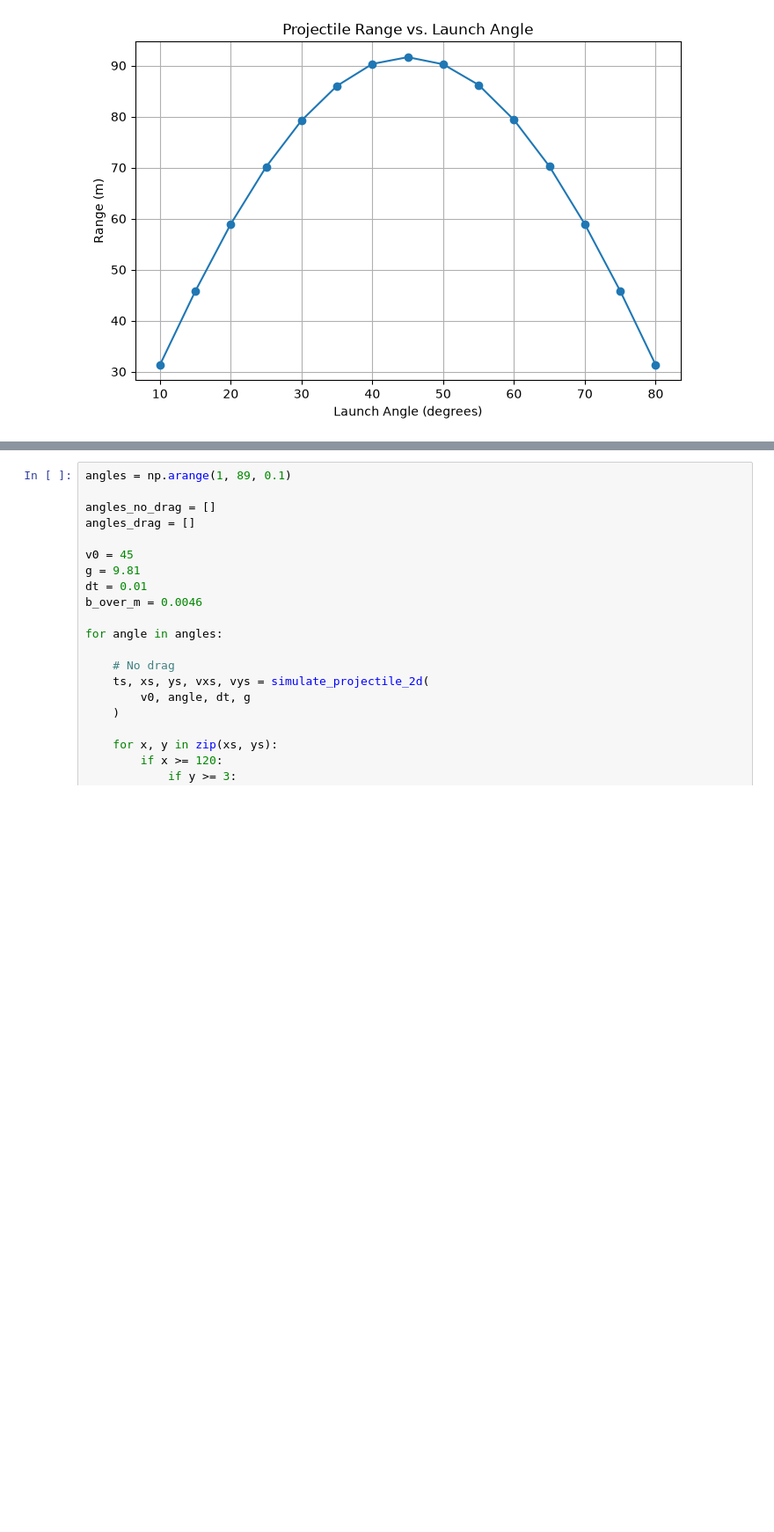
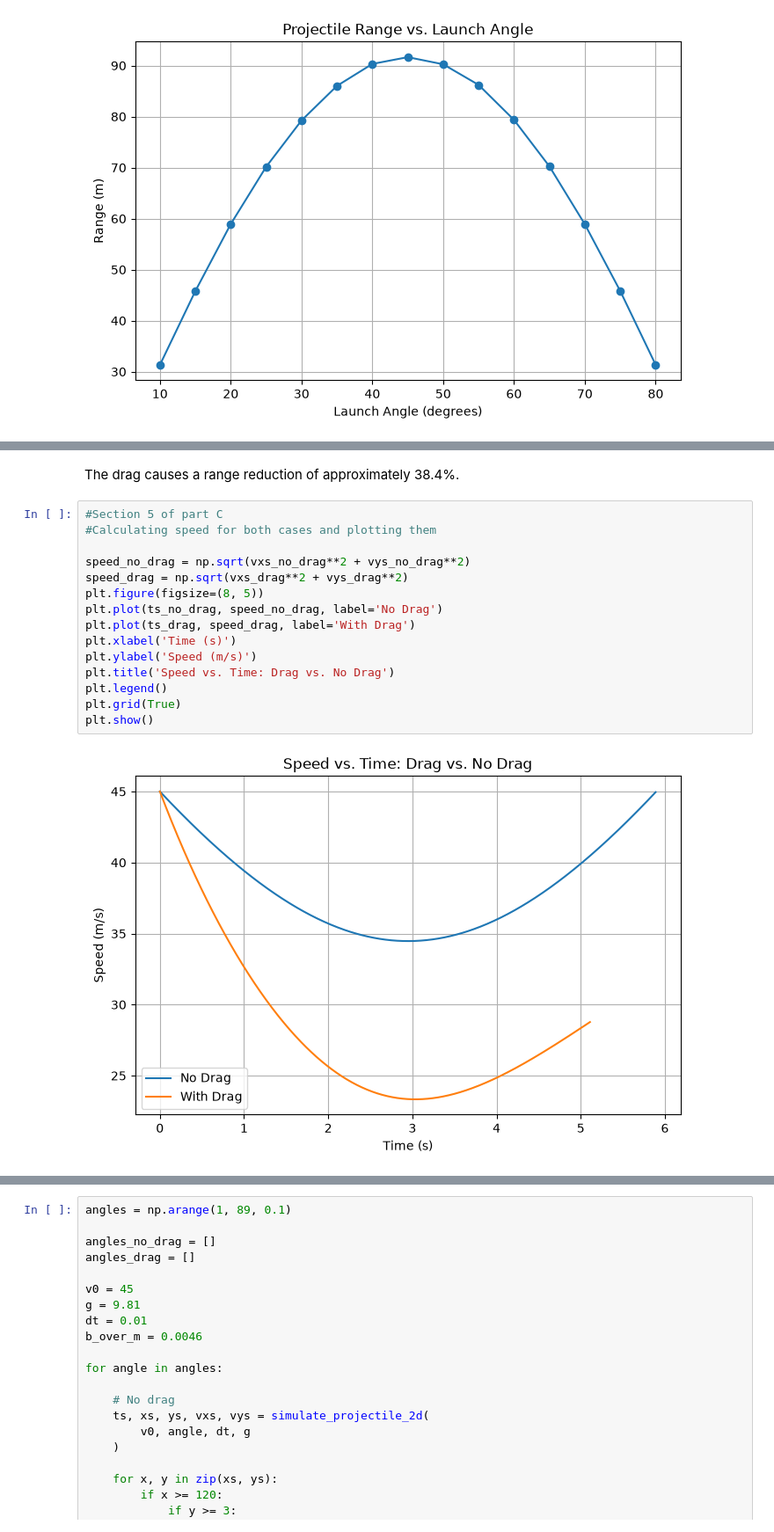
Before and after one commit to blannerd-png/phys311, a Jupyter notebook: labs/lab01/lab01_projectile.ipynb, the cells around one changed output, grey strips where cells are left out. Shown at 88% size. Cells and saved outputs as stored; diff of their text form; blank space fills up the shorter version.

```diff
--- a/labs/lab01/lab01_projectile.ipynb
+++ b/labs/lab01/lab01_projectile.ipynb
@@ -197,0 +391,19 @@ def simulate_projectile_drag(v0, theta_deg, dt, g, b_over_m):
+# %% [markdown]
+The drag causes a range reduction of approximately 38.4%.
+# %%
+#Section 5 of part C
+#Calculating speed for both cases and plotting them
+
+speed_no_drag = np.sqrt(vxs_no_drag**2 + vys_no_drag**2)
+speed_drag = np.sqrt(vxs_drag**2 + vys_drag**2)
+plt.figure(figsize=(8, 5))
+plt.plot(ts_no_drag, speed_no_drag, label='No Drag')
+plt.plot(ts_drag, speed_drag, label='With Drag')
+plt.xlabel('Time (s)')
+plt.ylabel('Speed (m/s)')
+plt.title('Speed vs. Time: Drag vs. No Drag')
+plt.legend()
+plt.grid(True)
+plt.show()
+# %% [output]
+[figure, added]
```
Also changed, not shown: parts of 40 cells of this notebook.
